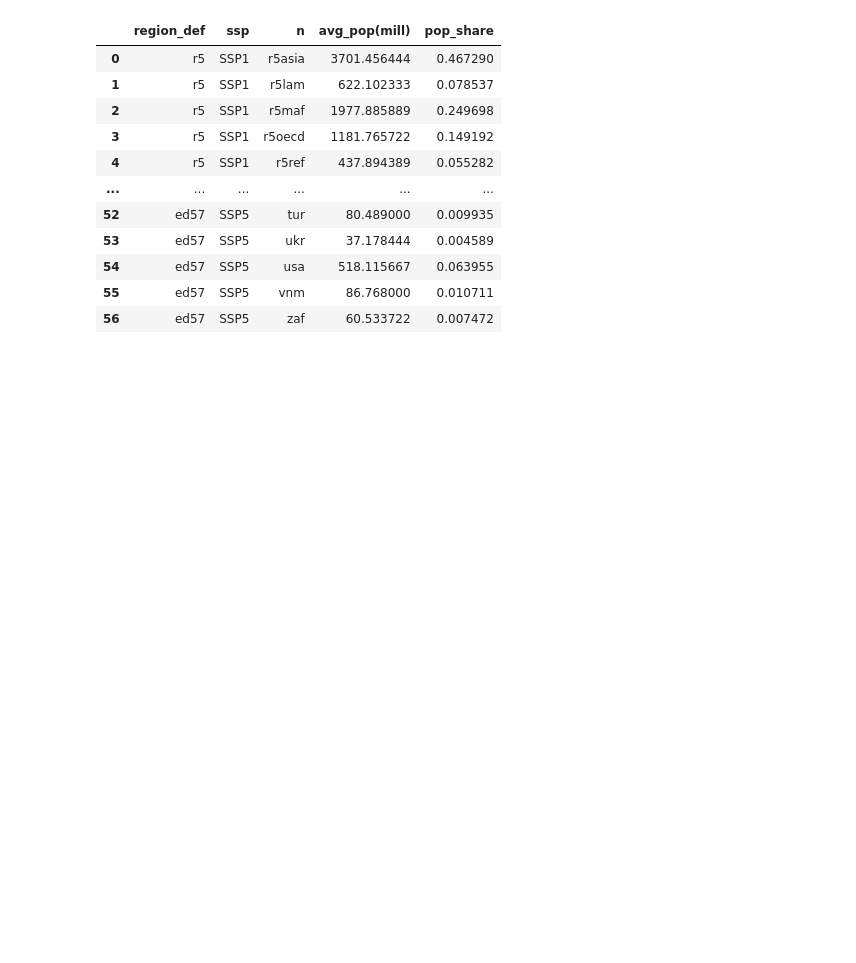
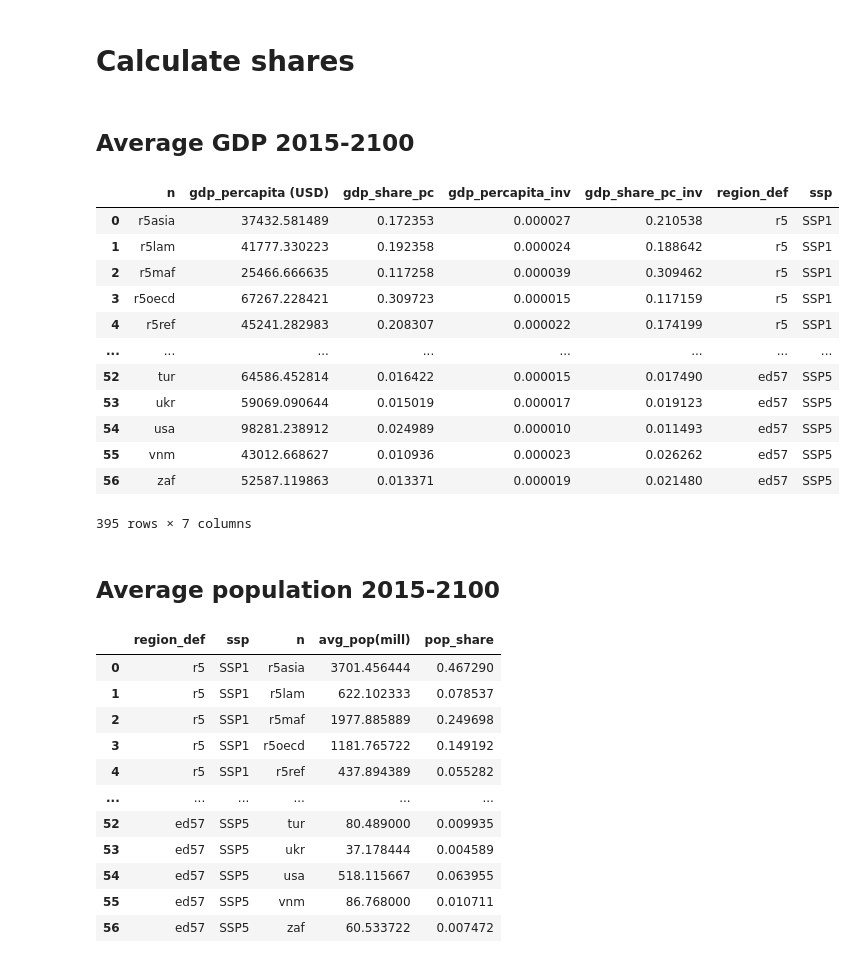
Before and after one commit to DanielPerezF/ClimateChange-WISE-project, a Jupyter notebook: region_data.ipynb, the cells around one changed output. Saved outputs shown, nothing was run; the diff lists cells and outputs as text; code cells hidden in the pictures; blank space fills up the shorter version.

Commit message:
Create gdx with shares for each apporach

```diff
--- a/region_data.ipynb
+++ b/region_data.ipynb
@@ -35 +106,39 @@ data
+# %% [markdown]
+# Calculate shares
+# %% [markdown]
+## Average GDP 2015-2100
+# %%
+ssps = ['SSP1','SSP2','SSP3','SSP4','SSP5'] #List of all ssps
+gdp_avg = pd.DataFrame()
+
+for region_def in region_defs:
+    for ssp in ssps:
+        gdp_data = data[(data['region_def'] == region_def) & (data['year'] <= 2100) & (data['ssp'] == ssp)]
+        gdp_data = gdp_data.groupby(['n']).agg({'gdp_percapita (USD)':['mean']}).reset_index()
+        gdp_data['gdp_share_pc'] = gdp_data['gdp_percapita (USD)'] / gdp_data['gdp_percapita (USD)'].sum() # % of projected population share
+
+        gdp_data['gdp_percapita_inv'] = 1 / gdp_data['gdp_percapita (USD)']
+        gdp_data['gdp_share_pc_inv'] = gdp_data['gdp_percapita_inv'] / gdp_data['gdp_percapita_inv'].sum()
+
+        gdp_data[['region_def','ssp']] = [region_def,ssp] #columns with region
+        gdp_avg = pd.concat([gdp_avg,gdp_data])
+
+gdp_avg.columns = gdp_avg.columns.droplevel(1)
+gdp_avg
+# %% [output]
+|  | n | gdp_percapita (USD) | gdp_share_pc | gdp_percapita_inv | gdp_share_pc_inv | region_def | ssp |
+| 0 | r5asia | 37432.581489 | 0.172353 | 0.000027 | 0.210538 | r5 | SSP1 |
+| 1 | r5lam | 41777.330223 | 0.192358 | 0.000024 | 0.188642 | r5 | SSP1 |
+| 2 | r5maf | 25466.666635 | 0.117258 | 0.000039 | 0.309462 | r5 | SSP1 |
+| 3 | r5oecd | 67267.228421 | 0.309723 | 0.000015 | 0.117159 | r5 | SSP1 |
+| 4 | r5ref | 45241.282983 | 0.208307 | 0.000022 | 0.174199 | r5 | SSP1 |
+| ... | ... | ... | ... | ... | ... | ... | ... |
+| 52 | tur | 64586.452814 | 0.016422 | 0.000015 | 0.017490 | ed57 | SSP5 |
+| 53 | ukr | 59069.090644 | 0.015019 | 0.000017 | 0.019123 | ed57 | SSP5 |
+| 54 | usa | 98281.238912 | 0.024989 | 0.000010 | 0.011493 | ed57 | SSP5 |
+| 55 | vnm | 43012.668627 | 0.010936 | 0.000023 | 0.026262 | ed57 | SSP5 |
+| 56 | zaf | 52587.119863 | 0.013371 | 0.000019 | 0.021480 | ed57 | SSP5 |
+395 rows × 7 columns
+# %% [markdown]
+## Average population 2015-2100
 # %%
```
Also changed, not shown: parts of 16 cells of this notebook, 6 other files.
